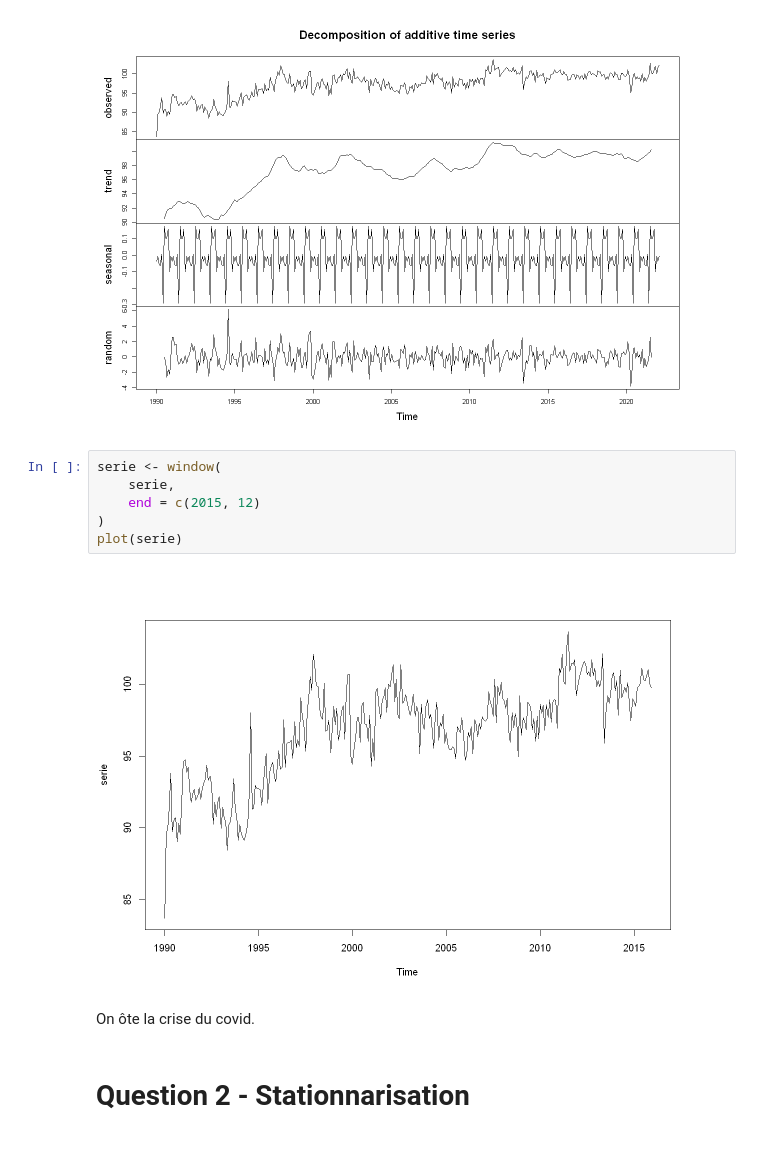
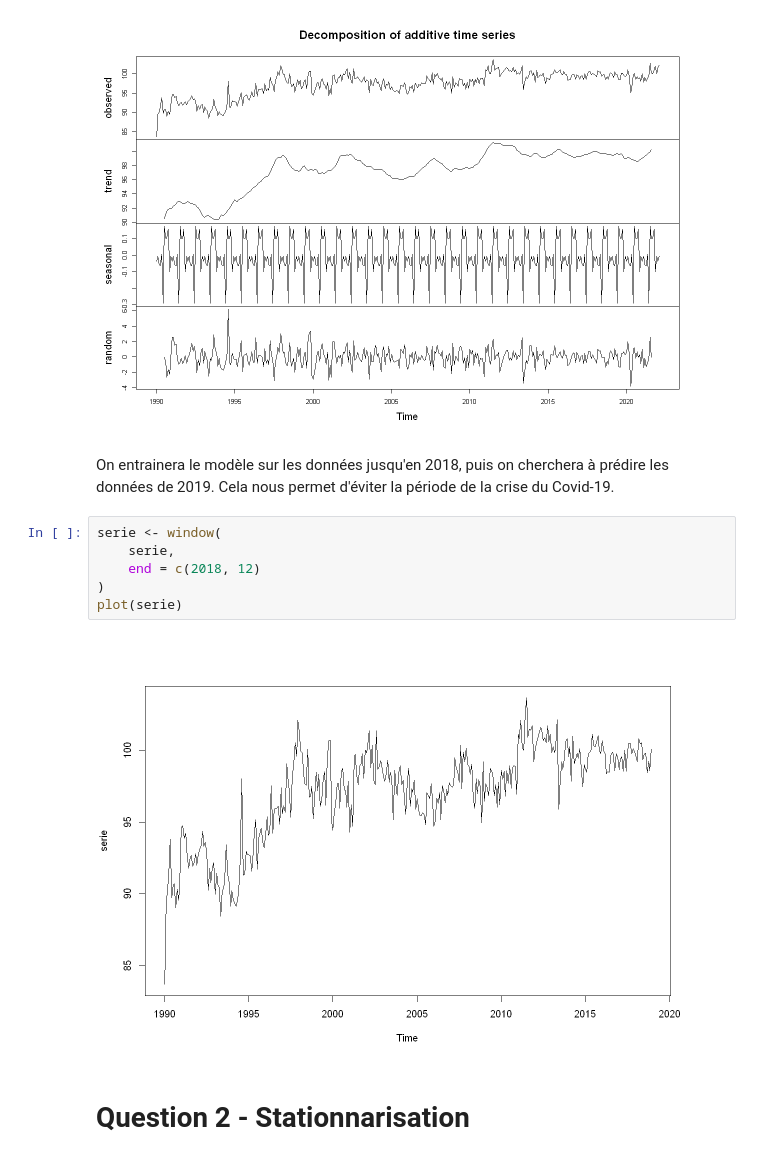
Before and after one commit to kouame1999/Projet_serie-temporelle, a Jupyter notebook: code.ipynb, the cells around one changed output. Saved outputs shown, nothing was run; the diff lists cells and outputs as text.

Commit message:
Prise en compte des données jusqu'en 2018

```diff
--- a/code.ipynb
+++ b/code.ipynb
@@ -44,16 +44,16 @@ plot(serie)
 plot(decompose(serie))
 # %% [output]
 [figure]
+# %% [markdown]
+On entrainera le modèle sur les données jusqu'en 2018, puis on cherchera à prédire les données de 2019. Cela nous permet d'éviter la période de la crise du Covid-19.
 # %%
 serie <- window(
     serie,
-    end = c(2015, 12)
+    end = c(2018, 12)
 )
 plot(serie)
 # %% [output]
-[figure, old version]
+[figure, new version]
-# %% [markdown]
-On ôte la crise du covid.
 # %% [markdown]
 # Question 2 - Stationnarisation
 # %%
```
Also changed, not shown: parts of 12 cells of this notebook.
